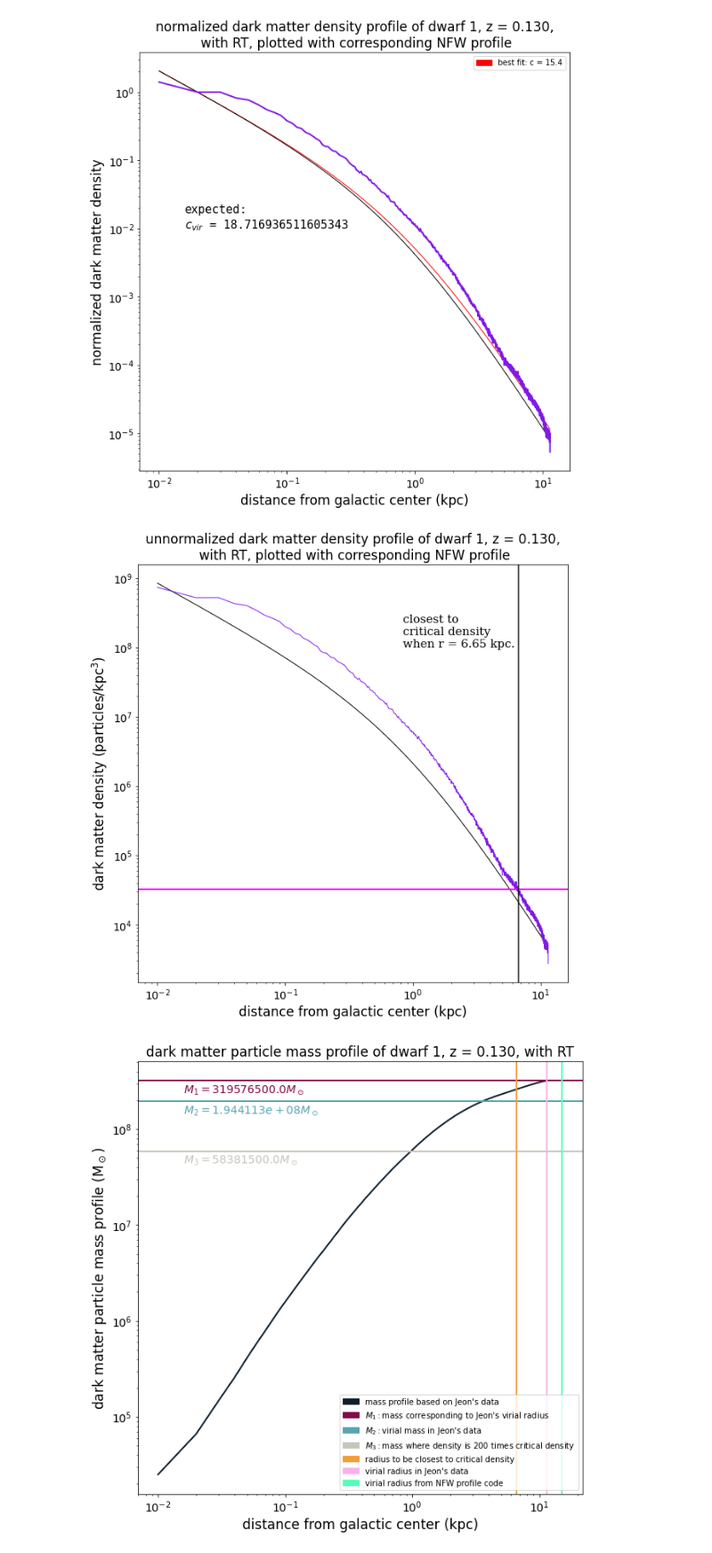
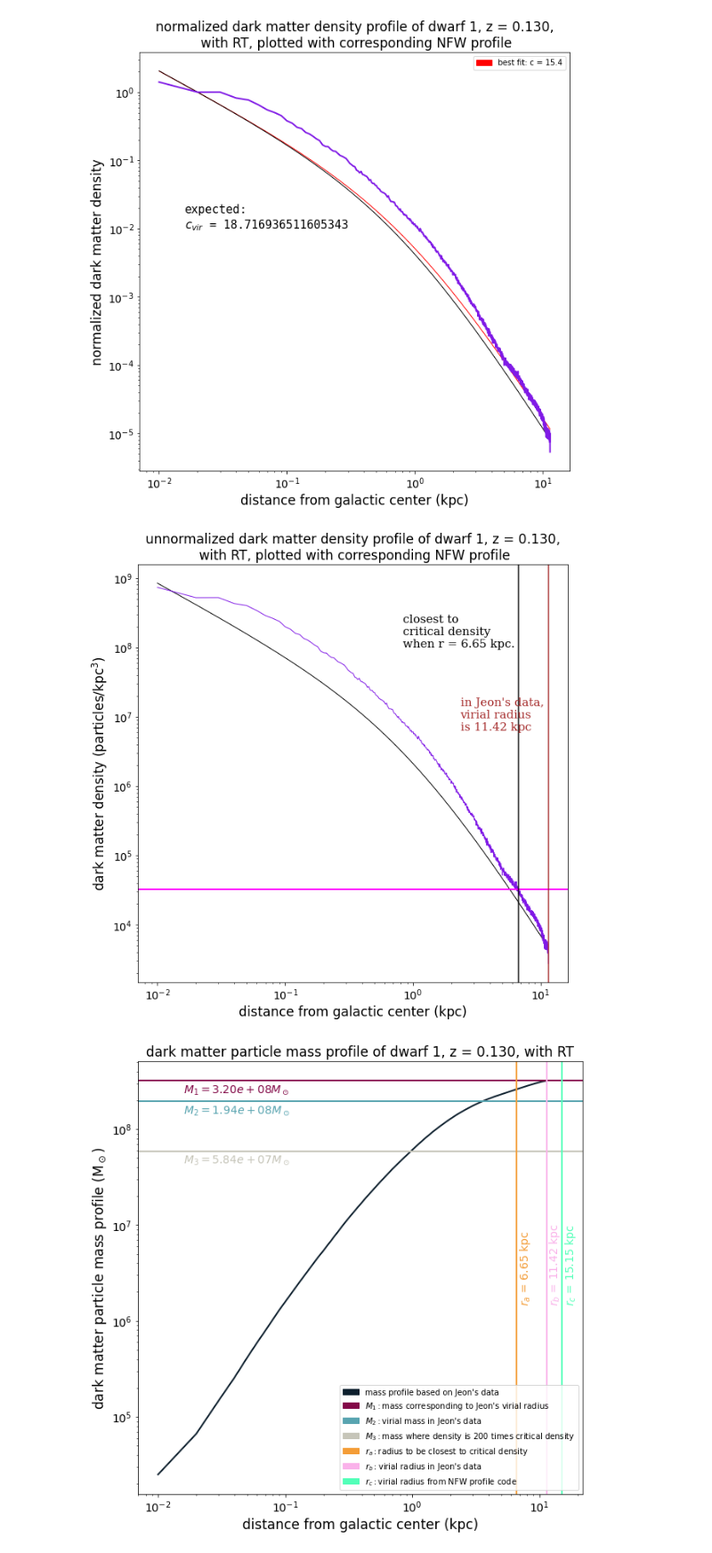
Before and after one commit to nguyenbinh1612/Binh_UFD, a Jupyter notebook: fit-with-NFW-dwarf1.ipynb, the cells around one changed output. Shown: that part at 89% size. Drawn from its saved outputs; the diff is of its cells as text; code cells hidden in the pictures.

```diff
--- a/fit-with-NFW-dwarf1.ipynb
+++ b/fit-with-NFW-dwarf1.ipynb
@@ -411,6 +422,7 @@ plt.plot(radius7, density_profile7, color='black', linewidth=1)
 plt.plot(radius7, density_profile290 * 500, color=(0.5, 0.1, 0.9, 1), linewidth=1)
 plt.axhline(rho_crit, color='#FF00FF', linewidth=2)
 plt.axvline(radius_at_rho_crit, color='black')
+plt.axvline(1.141584e+04 * 0.001, color='brown')
 
 plt.xlabel('distance from galactic center (kpc)', fontsize=17)
 plt.ylabel('dark matter density (particles/kpc$^3$)', fontsize=17) # using LATEX here!
@@ -422,10 +434,12 @@ plt.yscale('log')
 plt.title('unnormalized dark matter density profile of dwarf 1, z = 0.130,\n with RT, plotted with corresponding NFW profile', loc='center', fontsize=17)
 plt.text(10**-0.08, 10**8, result, \
          fontsize=15, color='black', fontfamily='serif')
+plt.text(10**0.37, 10**6.8, "in Jeon's data,\nvirial radius\nis " + str(round(1.141584e+04 * 0.001, 2)) + " kpc", \
+         fontsize=15, color='brown', fontfamily='serif')
 
 plt.show()
 # %% [output]
-[figure, old version]
+[figure, new version]
 # %%
 # plotting the mass profile at this redshift
 
@@ -444,38 +458,45 @@ mass_at_200_times_rho_crit = mass_profile290[ind][0]
 
 plt.figure(figsize=(10,10))
 
 plt.plot(radius7, mass_profile290, color='#0D1F2D', linewidth=2)
 plt.axhline(mass_profile290[np.size(mass_profile290) - 1], color='#830A48', linewidth=2)
 plt.axhline(1.944113e+08, color='#58A4B0', linewidth=2)
-plt.axhline(mass_at_200_times_rho_crit, color='#C6C5B9', linewidth=2)
+plt.axhline(mass_at_200_times_rho_crit, color='#C6C5B9', linewidth=2) #something's wrong with this
 plt.axvline(radius_at_rho_crit, color='#F49D37', linewidth=2)
 plt.axvline(1.141584e+04 * 0.001, color='#FAB2EA', linewidth=2)
 plt.axvline(halo7.r_vir(), color='#52FFB8', linewidth=2)
 legend1 = mpatches.Patch(color='#0D1F2D', label="mass profile based on Jeon's data")
 legend2 = mpatches.Patch(color='#830A48', label="$M_1:$mass corresponding to Jeon's virial radius")
 legend3 = mpatches.Patch(color='#58A4B0', label="$M_2:$virial mass in Jeon's data")
 legend3a = mpatches.Patch(color='#C6C5B9', label="$M_3:$mass where density is 200 times critical density")
-legend4 = mpatches.Patch(color='#F49D37', label="radius to be closest to critical density")
-legend5 = mpatches.Patch(color='#FAB2EA', label="virial radius in Jeon's data")
-legend6 = mpatches.Patch(color='#52FFB8', label="virial radius from NFW profile code")
+legend4 = mpatches.Patch(color='#F49D37', label="$r_a:$radius to be closest to critical density")
+legend5 = mpatches.Patch(color='#FAB2EA', label="$r_b:$virial radius in Jeon's data")
+legend6 = mpatches.Patch(color='#52FFB8', label="$r_c:$virial radius from NFW profile code")
 
 plt.legend(handles=[legend1, legend2, legend3, legend3a, legend4, legend5, legend6], loc='lower right')
 
 plt.xlabel('distance from galactic center (kpc)', fontsize=17)
 plt.ylabel('dark matter particle mass profile (M$_\odot$)', fontsize=17) # using LATEX here!
 plt.xticks(fontsize=14)
 plt.yticks(fontsize=14)
 plt.xscale('log')
 plt.yscale('log')
 
 plt.title('dark matter particle mass profile of dwarf 1, z = 0.130, with RT', loc='center', fontsize=17)
-plt.text(10**-1.8, 10**8.38, '''$M_1 = ''' + str(mass_profile290[np.size(mass_profile290) - 1]) + \
+plt.text(10**-1.8, 10**8.38, '''$M_1 = ''' + str(format(mass_profile290[np.size(mass_profile290) - 1], '.2e')) + \
          '''M_\odot$''', fontsize=14, color='#830A48')
-plt.text(10**-1.8, 10**8.17, '''$M_2 = 1.944113e+08 M_\odot$''', \
+plt.text(10**-1.8, 10**8.17, '''$M_2 = ''' + str(format(1.944113e+08, '.2e')) + '''M_\odot$''', \
          fontsize=14, color='#58A4B0')
-plt.text(10**-1.8, 10**7.65, '''$M_3 = ''' + str(mass_at_200_times_rho_crit) + \
+plt.text(10**-1.8, 10**7.65, '''$M_3 = ''' + str(format(mass_at_200_times_rho_crit, '.2e')) + \
          '''M_\odot$''',fontsize=14, color='#C6C5B9')
+plt.text(10**0.835, 10**6.2, '''$r_a$ = ''' + str(round(radius_at_rho_crit, 2)) + ''' kpc''', \
+         rotation=90, fontsize=14, color='#F49D37')
+plt.text(10**1.066, 10**6.2, '''$r_b$ = ''' + str(round(1.141584e+04 * 0.001, 2)) + ''' kpc''', \
+         rotation=90, fontsize=14, color='#FAB2EA')
+plt.text(10**1.19, 10**6.2, '''$r_c$ = ''' + str(round(halo7.r_vir(), 2)) + ''' kpc''', \
+         rotation=90, fontsize=14, color='#52FFB8')
+
 
 plt.show()
 # %% [output]
-[figure, old version]
+[figure, new version]
```
Also changed, not shown: parts of 6 cells of this notebook.
